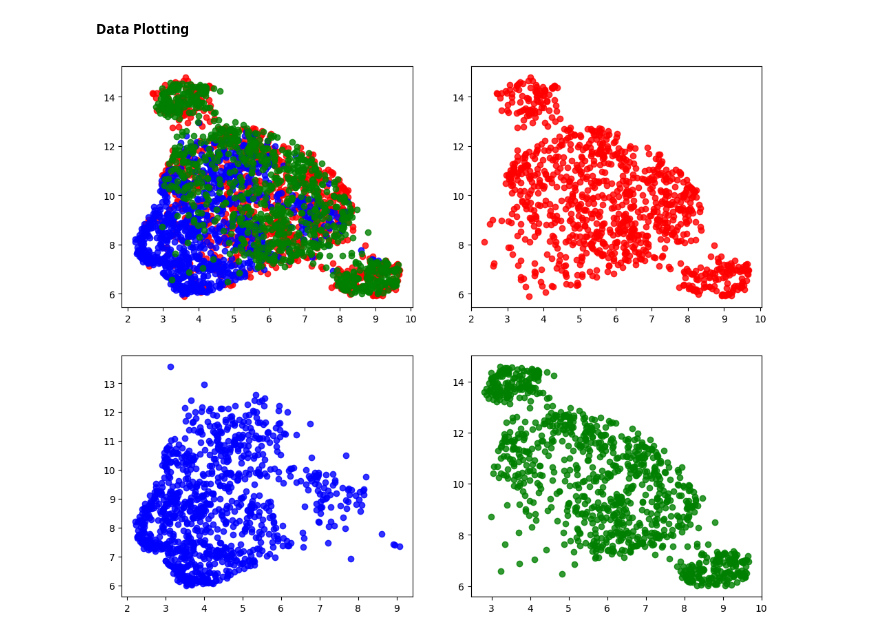
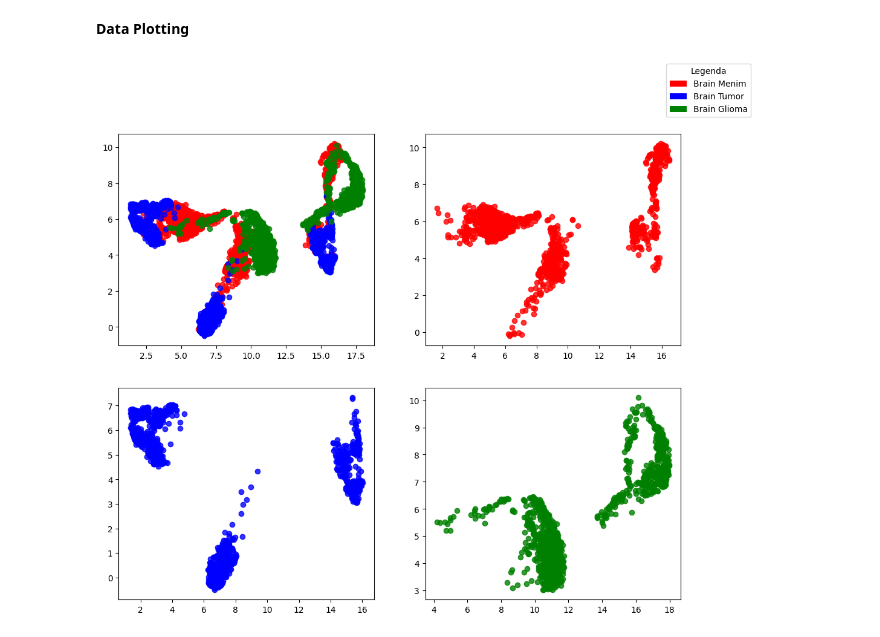
Before and after one commit to VittuD/dbm25, a Jupyter notebook: task_8/task_8_clustering.ipynb, the cells around one changed output. Saved outputs shown, nothing was run; the diff lists cells and outputs as text; code cells hidden in the pictures.

```diff
--- a/task_8/task_8_clustering.ipynb
+++ b/task_8/task_8_clustering.ipynb
@@ -16,7 +16,7 @@ feature_space = torch.load("/workspaces/dbm25/data/extracted_features.pt")
 
 
 label = "brain_menin"
-feature = "hog"
+feature = "layer3"
 
 # feature_list = [elem[feature].flatten().numpy() for elem in feature_space if elem["class"] == label]
 feature_list = [elem[feature].flatten().numpy() for elem in feature_space]
@@ -38,42 +38,42 @@ embedded_data = reducer.fit_transform(feature_list)
 df = pd.DataFrame(embedded_data, columns=["x", "y"])
 df["label"] = [elem["class"] for elem in feature_space]
 
 brain_menin_df = df[df['label'] == "brain_menin"]
 brain_tumor_df = df[df['label'] == "brain_tumor"]
 brain_glioma_df = df[df['label'] == "brain_glioma"]
 
 
 fig, axs = plt.subplots(2, 2, figsize=(12, 10))
 axs[0, 0].scatter(brain_menin_df.x, brain_menin_df.y, alpha=0.8, c='red')
 axs[0, 0].scatter(brain_tumor_df.x, brain_tumor_df.y, alpha=0.8, c='blue')
 axs[0, 0].scatter(brain_glioma_df.x, brain_glioma_df.y, alpha=0.8, c='green')
 
 axs[0, 1].scatter(brain_menin_df.x, brain_menin_df.y, alpha=0.8, c='red')
 axs[1, 0].scatter(brain_tumor_df.x, brain_tumor_df.y, alpha=0.8, c='blue')
 axs[1, 1].scatter(brain_glioma_df.x, brain_glioma_df.y, alpha=0.8, c='green')
 
+# Crea le voci della legenda
+legend_elements = [
+    Patch(facecolor='red', label='Brain Menim'),
+    Patch(facecolor='blue', label='Brain Tumor'),
+    Patch(facecolor='green', label='Brain Glioma'),
+]
+
+fig.legend(handles=legend_elements, title='Legenda')
 
 """
 plt.scatter(brain_menin_df.x, brain_menin_df.y, alpha=0.8, c='red')
 plt.scatter(brain_tumor_df.x, brain_tumor_df.y, alpha=0.8, c='blue')
 plt.scatter(brain_glioma_df.x, brain_glioma_df.y, alpha=0.8, c='green')
 plt.title('Proiezione UMAP 2D')
 plt.xlabel('UMAP 1')
 plt.ylabel('UMAP 2')
 
-# Crea le voci della legenda
-legend_elements = [
-    Patch(facecolor='red', label='Brain Menim'),
-    Patch(facecolor='blue', label='Brain Tumor'),
-    Patch(facecolor='green', label='Brain Glioma'),
-]
-
-plt.legend(handles=legend_elements, title='Legenda')
 
 """
 plt.show()
 # %% [output]
-[figure, old version]
+[figure, new version]
 # %%
 feature_space = torch.load("/workspaces/dbm25/data/extracted_features.pt")
 
```
Also changed, not shown: parts of 1 cell of this notebook, 3 other files.
